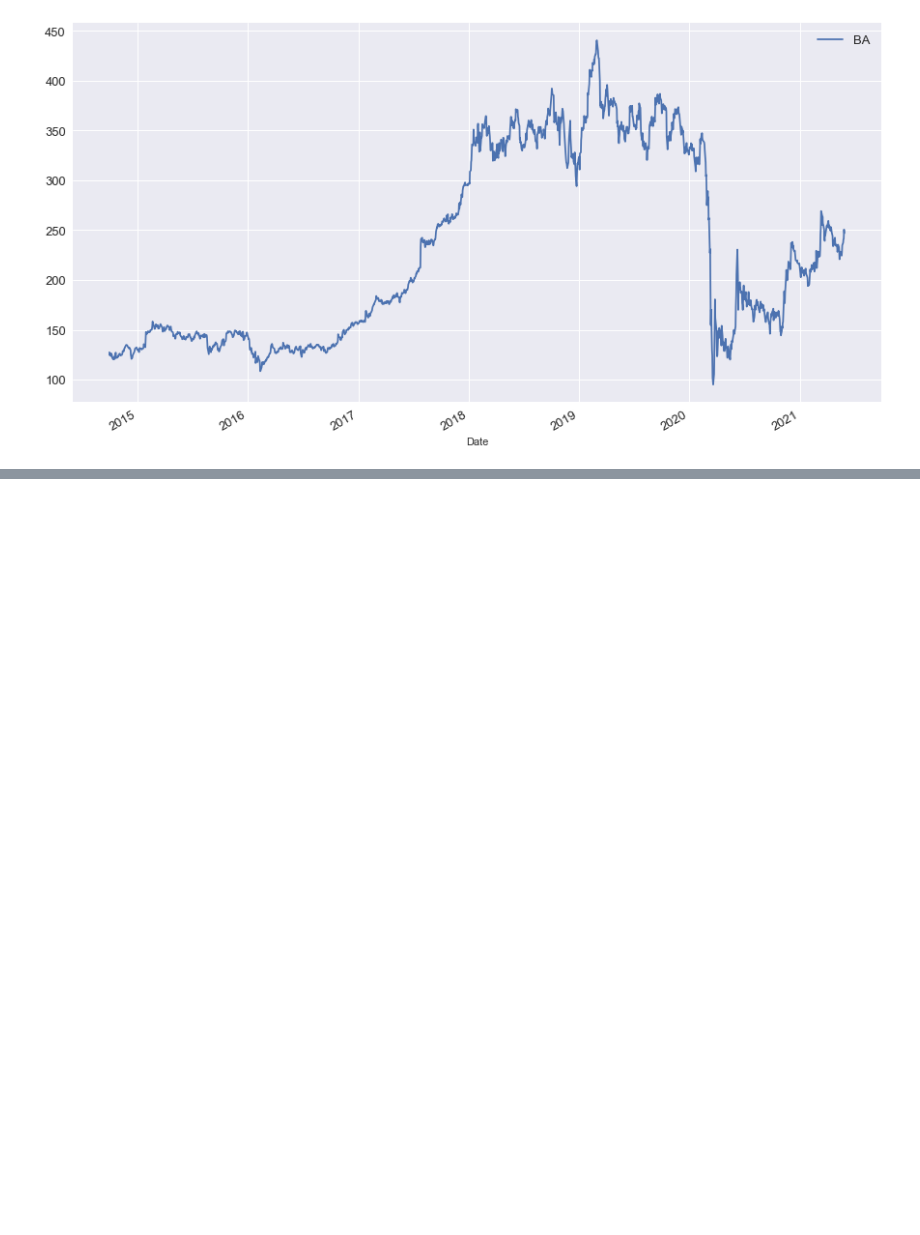
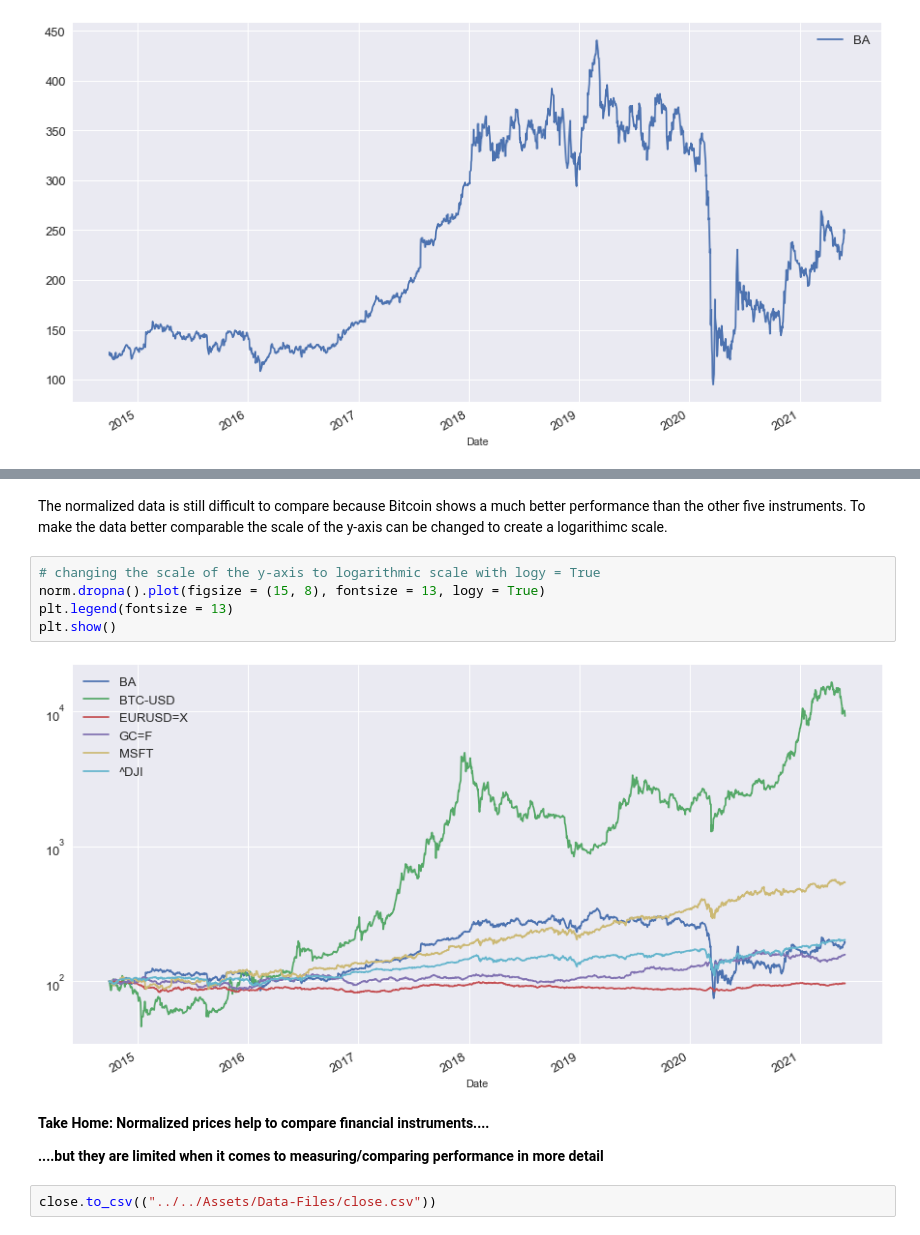
Before and after one commit to mindeleven/introduction-to-python, a Jupyter notebook: Cryptocurrency-Algorithmic-Trading-Python/02-Financial-Data-Analysis-with-Python-and-Pandas/01-Financial-Data-Analysis-with-Python.ipynb, the cells around one changed output, grey strips where cells are left out. Cells and saved outputs as stored; diff of their text form; blank space fills up the shorter version.

```diff
--- a/Cryptocurrency-Algorithmic-Trading-Python/02-Financial-Data-Analysis-with-Python-and-Pandas/01-Financial-Data-Analysis-with-Python.ipynb
+++ b/Cryptocurrency-Algorithmic-Trading-Python/02-Financial-Data-Analysis-with-Python-and-Pandas/01-Financial-Data-Analysis-with-Python.ipynb
@@ -385,0 +467,15 @@ plt.show()
+# %% [markdown]
+The normalized data is still difficult to compare because Bitcoin shows a much better performance than the other five instruments. To make the data better comparable the scale of the y-axis can be changed to create a logarithimc scale.
+# %%
+# changing the scale of the y-axis to logarithmic scale with logy = True
+norm.dropna().plot(figsize = (15, 8), fontsize = 13, logy = True)
+plt.legend(fontsize = 13)
+plt.show()
+# %% [output]
+[figure, added]
+# %% [markdown]
+**Take Home: Normalized prices help to compare financial instruments....**
+
+**....but they are limited when it comes to measuring/comparing performance in more detail**
+# %%
+close.to_csv(("../../Assets/Data-Files/close.csv"))
```
Also changed, not shown: parts of 14 cells of this notebook.
